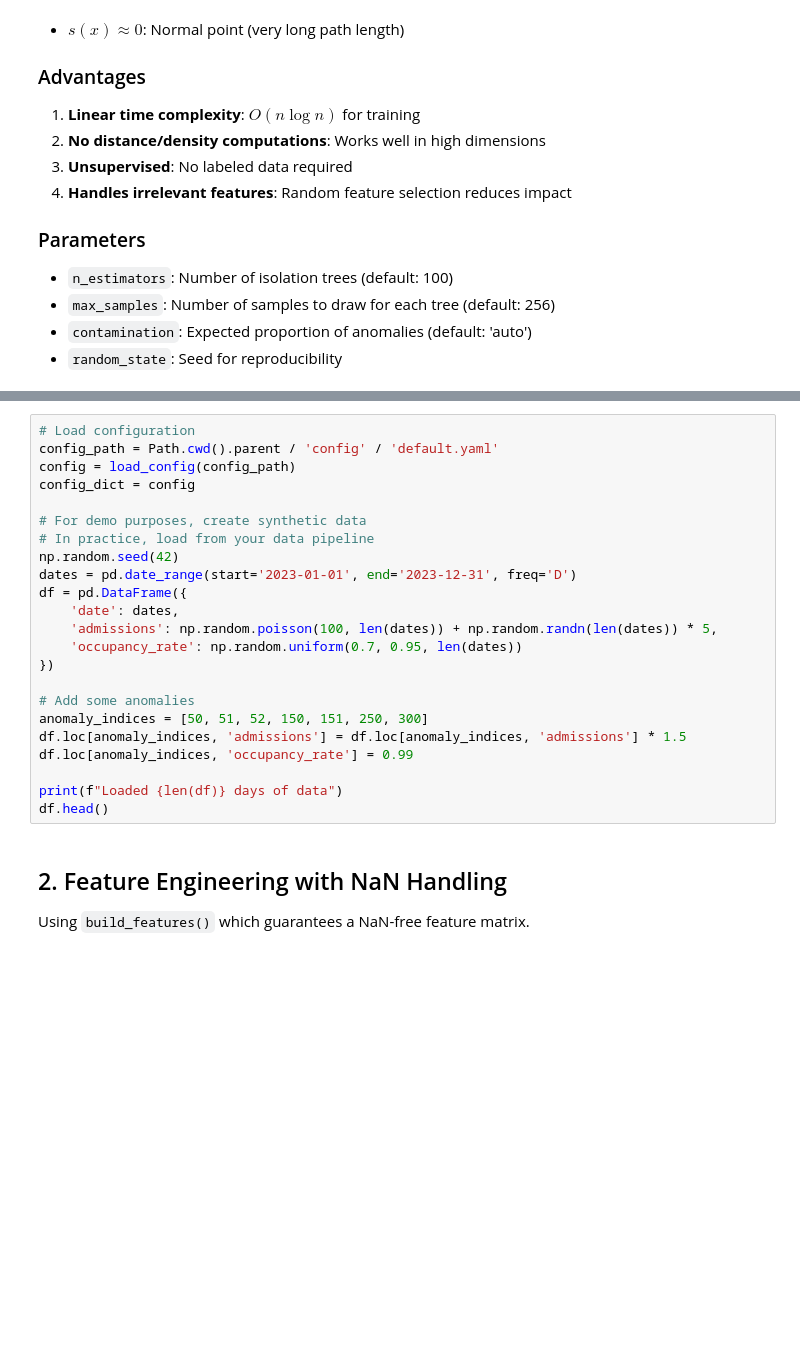
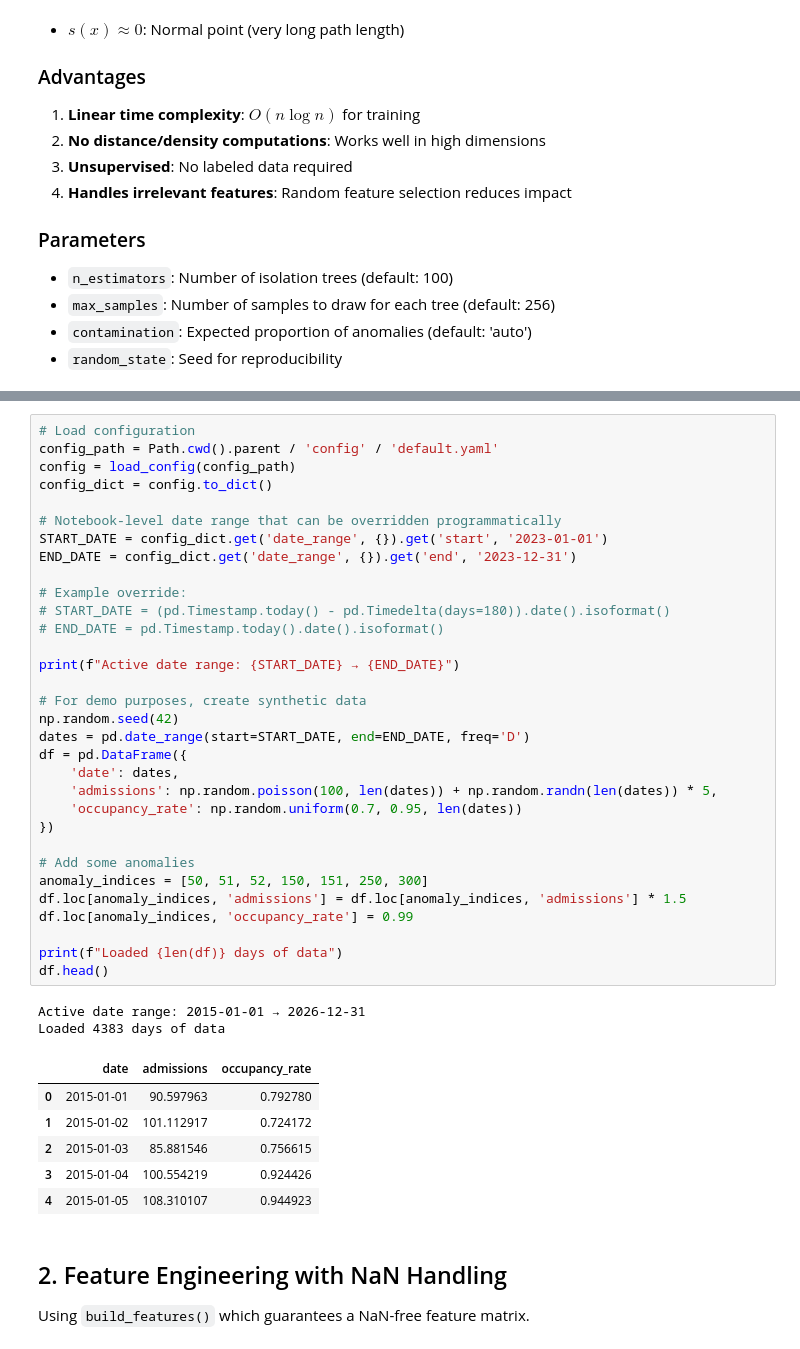
Before and after one commit to ajharris/hospital-resource-usage-anomolies, a Jupyter notebook: case_studies/hospital_anomalies/notebooks/02_baseline_model.ipynb, the cells around one changed output, grey strips where cells are left out. Drawn from its saved outputs; the diff is of its cells as text; blank space fills up the shorter version.

```diff
--- a/case_studies/hospital_anomalies/notebooks/02_baseline_model.ipynb
+++ b/case_studies/hospital_anomalies/notebooks/02_baseline_model.ipynb
@@ -75,26 +76,44 @@ where:
 # %%
 # Load configuration
 config_path = Path.cwd().parent / 'config' / 'default.yaml'
 config = load_config(config_path)
-config_dict = config
+config_dict = config.to_dict()
+
+# Notebook-level date range that can be overridden programmatically
+START_DATE = config_dict.get('date_range', {}).get('start', '2023-01-01')
+END_DATE = config_dict.get('date_range', {}).get('end', '2023-12-31')
+
+# Example override:
+# START_DATE = (pd.Timestamp.today() - pd.Timedelta(days=180)).date().isoformat()
+# END_DATE = pd.Timestamp.today().date().isoformat()
+
+print(f"Active date range: {START_DATE} → {END_DATE}")
 
 # For demo purposes, create synthetic data
-# In practice, load from your data pipeline
 np.random.seed(42)
-dates = pd.date_range(start='2023-01-01', end='2023-12-31', freq='D')
+dates = pd.date_range(start=START_DATE, end=END_DATE, freq='D')
 df = pd.DataFrame({
     'date': dates,
     'admissions': np.random.poisson(100, len(dates)) + np.random.randn(len(dates)) * 5,
     'occupancy_rate': np.random.uniform(0.7, 0.95, len(dates))
 })
 
 # Add some anomalies
 anomaly_indices = [50, 51, 52, 150, 151, 250, 300]
 df.loc[anomaly_indices, 'admissions'] = df.loc[anomaly_indices, 'admissions'] * 1.5
 df.loc[anomaly_indices, 'occupancy_rate'] = 0.99
 
 print(f"Loaded {len(df)} days of data")
 df.head()
+# %% [output]
+Active date range: 2015-01-01 → 2026-12-31
+Loaded 4383 days of data
+|  | date | admissions | occupancy_rate |
+| 0 | 2015-01-01 | 90.597963 | 0.792780 |
+| 1 | 2015-01-02 | 101.112917 | 0.724172 |
+| 2 | 2015-01-03 | 85.881546 | 0.756615 |
+| 3 | 2015-01-04 | 100.554219 | 0.924426 |
+| 4 | 2015-01-05 | 108.310107 | 0.944923 |
 # %% [markdown]
 ## 2. Feature Engineering with NaN Handling
 
```
Also changed, not shown: parts of 9 cells of this notebook, 4 other files.
